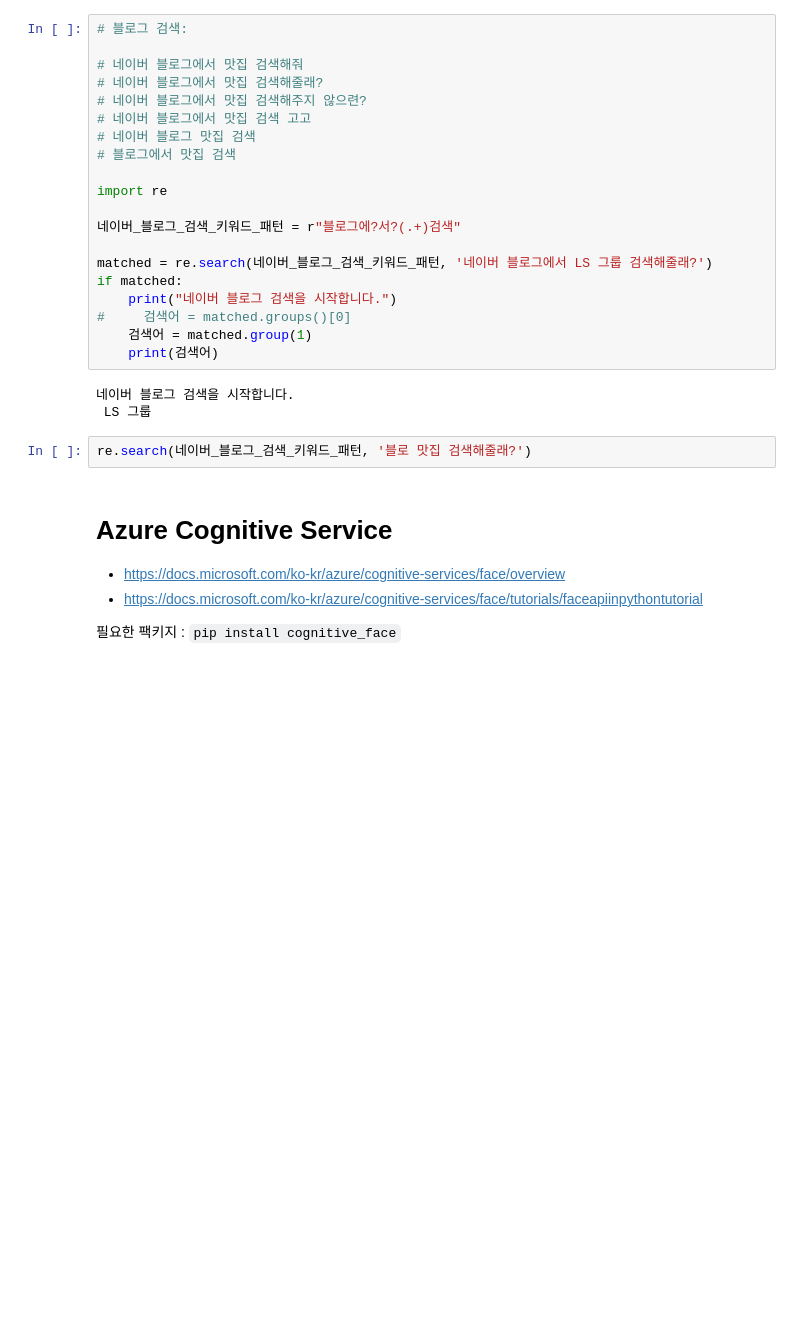
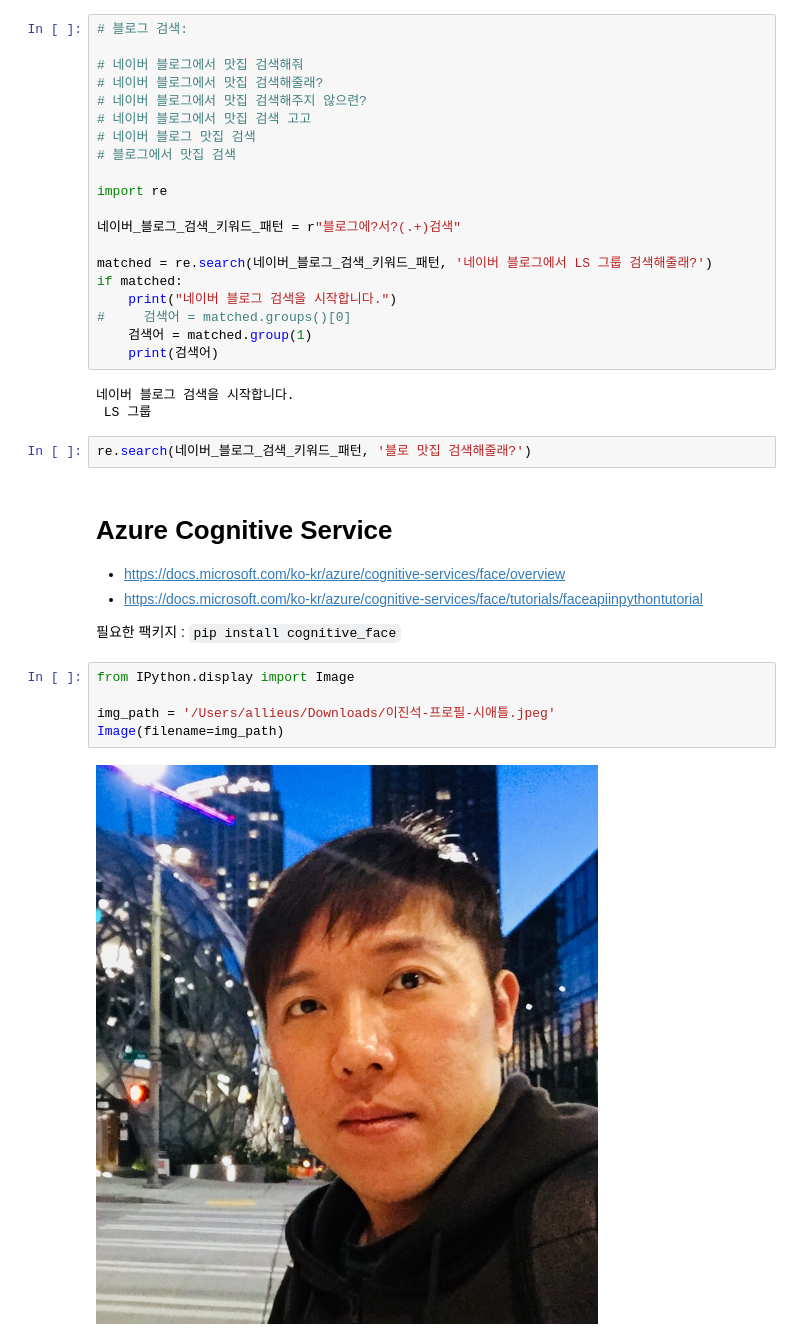
Before and after one commit to CodingSta/demo-ls-201903-python, a Jupyter notebook: Python4.ipynb, the cells around one changed output. Drawn from its saved outputs; the diff is of its cells as text; blank space fills up the shorter version.

```diff
--- a/Python4.ipynb
+++ b/Python4.ipynb
@@ -92,6 +92,13 @@ re.search(네이버_블로그_검색_키워드_패턴, '블로 맛집 검색해
 + https://docs.microsoft.com/ko-kr/azure/cognitive-services/face/tutorials/faceapiinpythontutorial
 
 필요한 팩키지 : `pip install cognitive_face`
+# %%
+from IPython.display import Image
+
+img_path = '/Users/allieus/Downloads/이진석-프로필-시애틀.jpeg'
+Image(filename=img_path)
+# %% [output]
+[figure, added]
 # %%
 import cognitive_face as CF
 
```
Also changed, not shown: parts of 1 cell of this notebook.
